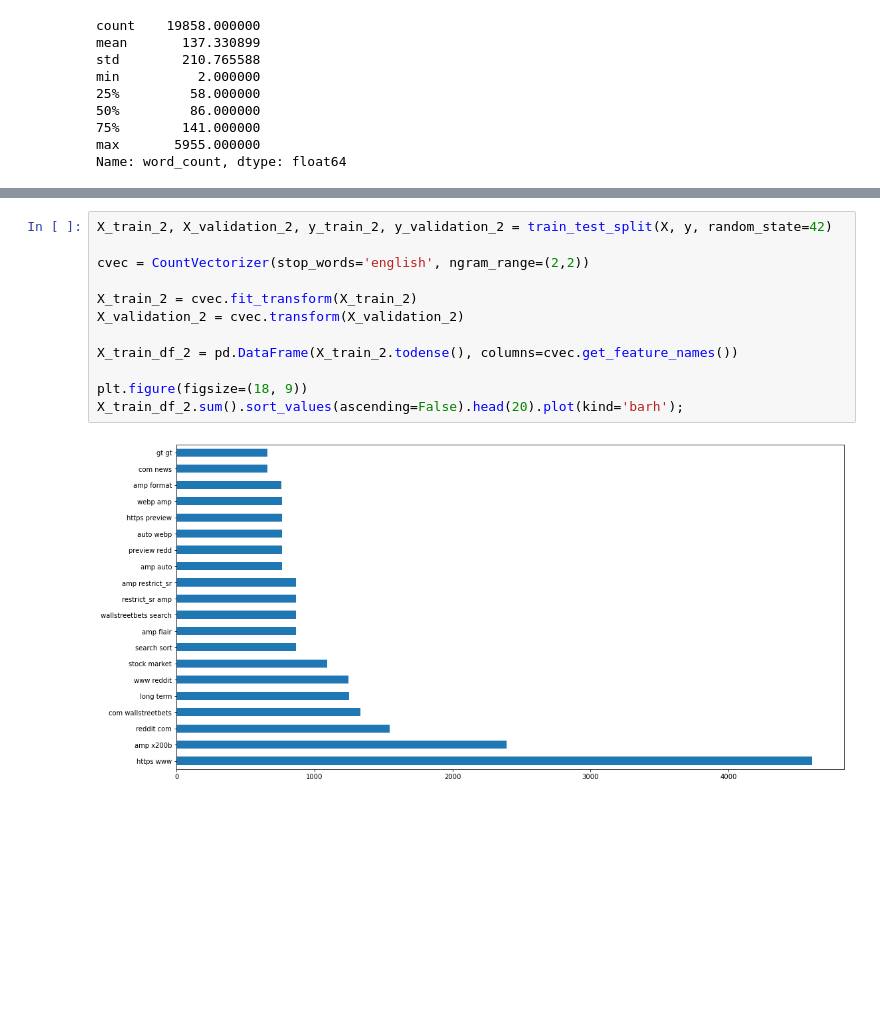
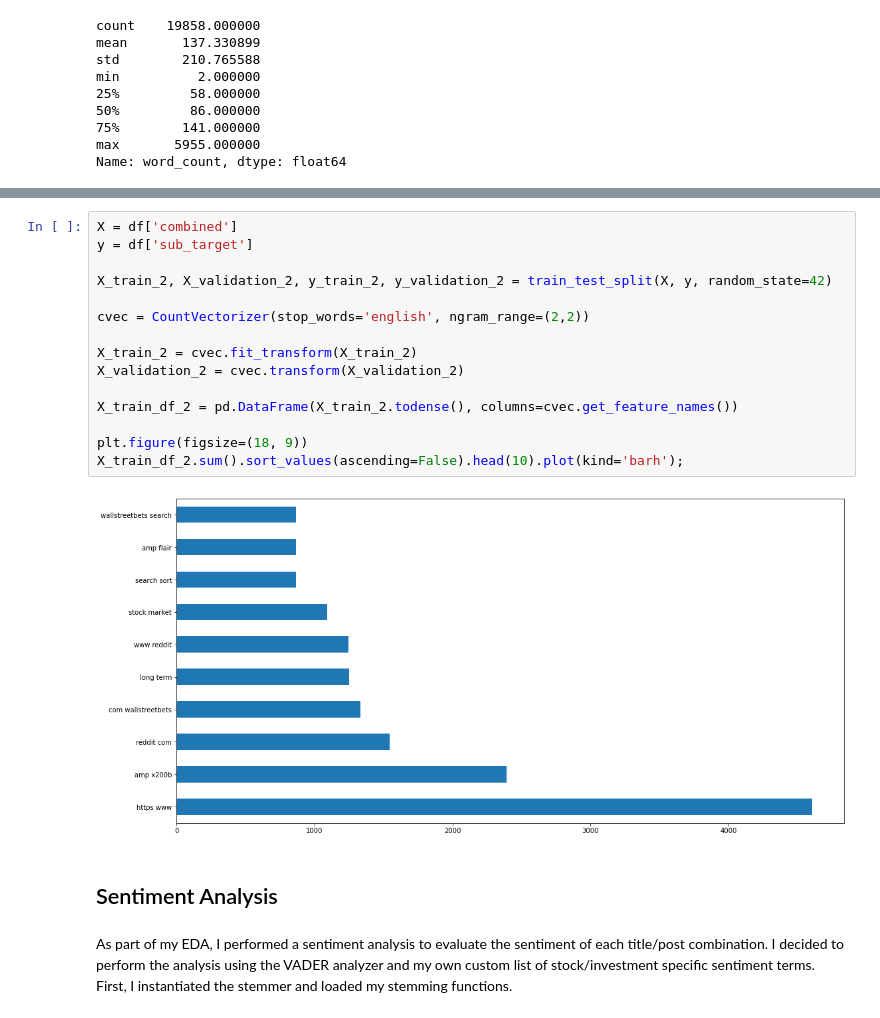
Before and after one commit to jsalisbury731/reddit_classification, a Jupyter notebook: code/02_eda_streamlined.ipynb, the cells around one changed output, grey strips where cells are left out. Cells and saved outputs as stored; diff of their text form; blank space fills up the shorter version.

```diff
--- a/code/02_eda_streamlined.ipynb
+++ b/code/02_eda_streamlined.ipynb
@@ -105,14 +130,21 @@ X_train_df.sum().sort_values(ascending=False).head(20).plot(kind='barh');
 # %%
+X = df['combined']
+y = df['sub_target']
+
 X_train_2, X_validation_2, y_train_2, y_validation_2 = train_test_split(X, y, random_state=42)
 
 cvec = CountVectorizer(stop_words='english', ngram_range=(2,2))
 
 X_train_2 = cvec.fit_transform(X_train_2)
 X_validation_2 = cvec.transform(X_validation_2)
 
 X_train_df_2 = pd.DataFrame(X_train_2.todense(), columns=cvec.get_feature_names())
 
 plt.figure(figsize=(18, 9))
-X_train_df_2.sum().sort_values(ascending=False).head(20).plot(kind='barh');
+X_train_df_2.sum().sort_values(ascending=False).head(10).plot(kind='barh');
 # %% [output]
-[figure, old version]
+[figure, new version]
+# %% [markdown]
+## Sentiment Analysis
+# %% [markdown]
+As part of my EDA, I performed a sentiment analysis to evaluate the sentiment of each title/post combination. I decided to perform the analysis using the VADER analyzer and my own custom list of stock/investment specific sentiment terms. First, I instantiated the stemmer and loaded my stemming functions.
```
Also changed, not shown: parts of 37 cells of this notebook, 5 other files.
